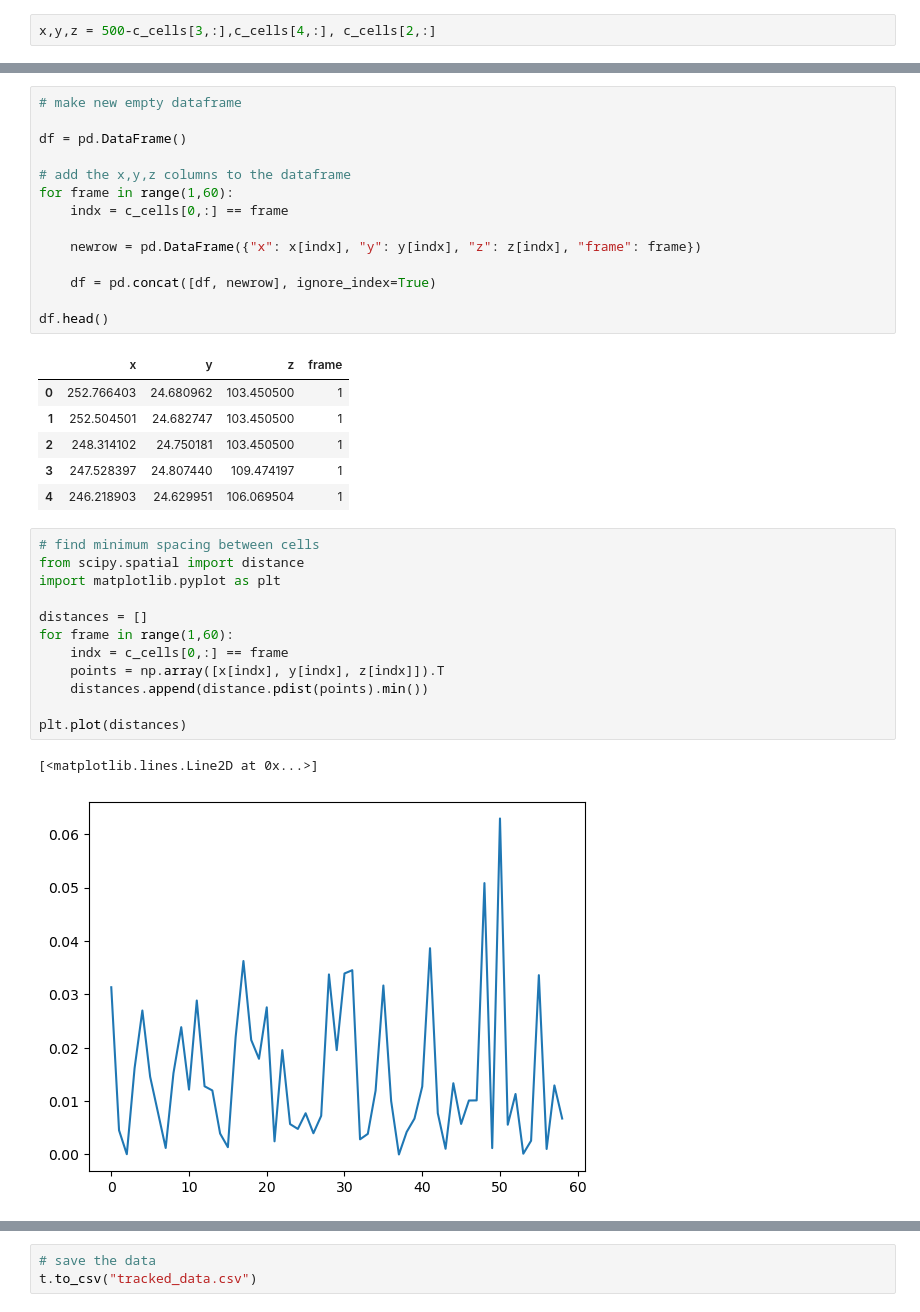
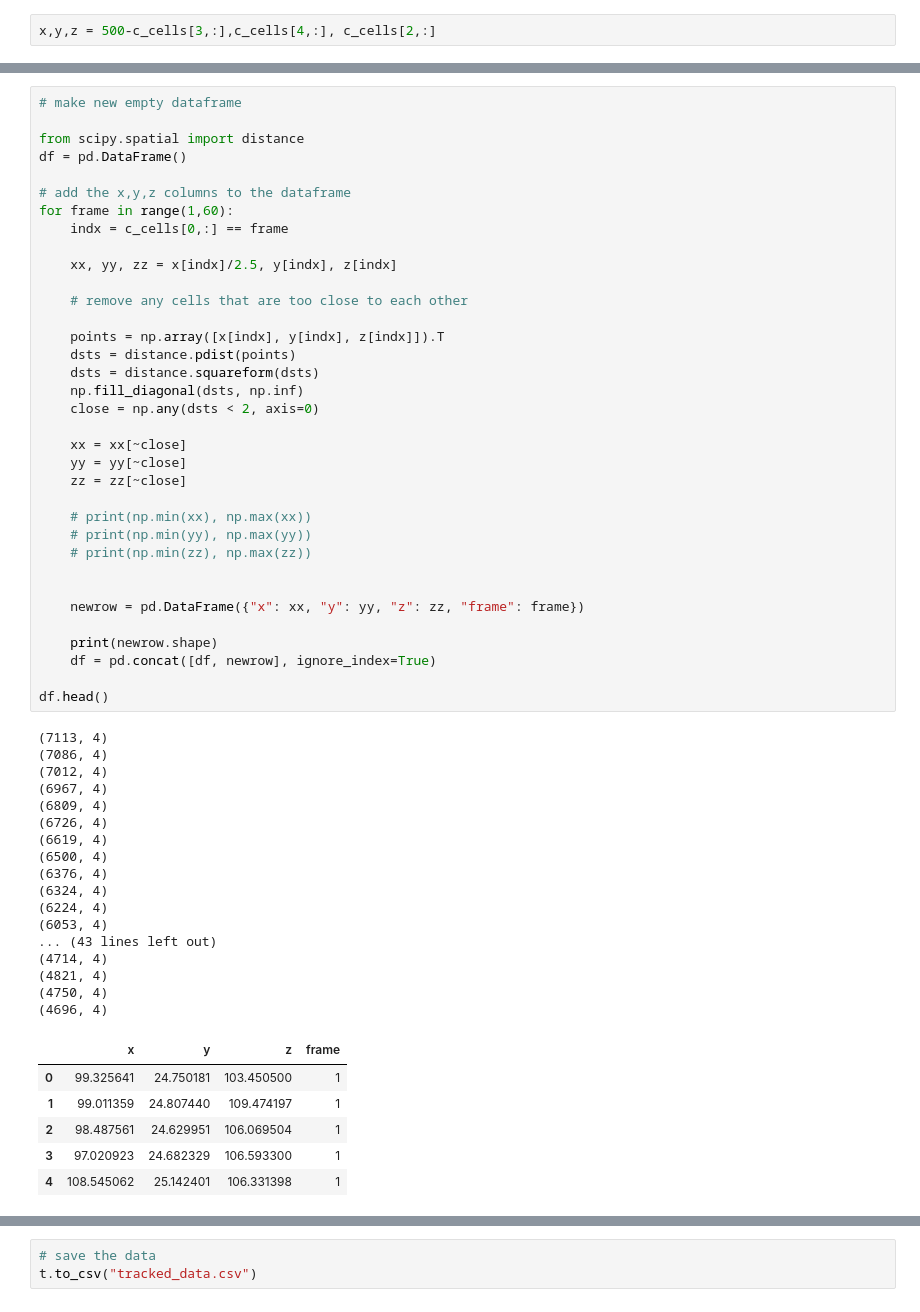
Before and after one commit to JakobSchauser/Thesis, a Jupyter notebook: DeconstructingGastrulation-Data/stas.ipynb, the cells around one changed output, grey strips where cells are left out. Saved outputs shown, nothing was run; the diff lists cells and outputs as text.

```diff
--- a/DeconstructingGastrulation-Data/stas.ipynb
+++ b/DeconstructingGastrulation-Data/stas.ipynb
@@ -147,36 +149,59 @@ import pandas as pd
 # %%
 # make new empty dataframe
 
+from scipy.spatial import distance
 df = pd.DataFrame()
 
 # add the x,y,z columns to the dataframe
 for frame in range(1,60):
     indx = c_cells[0,:] == frame
 
-    newrow = pd.DataFrame({"x": x[indx], "y": y[indx], "z": z[indx], "frame": frame})
+    xx, yy, zz = x[indx]/2.5, y[indx], z[indx]
 
+    # remove any cells that are too close to each other
+
+    points = np.array([x[indx], y[indx], z[indx]]).T
+    dsts = distance.pdist(points)
+    dsts = distance.squareform(dsts)
+    np.fill_diagonal(dsts, np.inf)
+    close = np.any(dsts < 2, axis=0)
+
+    xx = xx[~close]
+    yy = yy[~close]
+    zz = zz[~close]
+
+    # print(np.min(xx), np.max(xx))
+    # print(np.min(yy), np.max(yy))
+    # print(np.min(zz), np.max(zz))
+
+
+    newrow = pd.DataFrame({"x": xx, "y": yy, "z": zz, "frame": frame})
+
+    print(newrow.shape)
     df = pd.concat([df, newrow], ignore_index=True)
 
 df.head()
 # %% [output]
+(7113, 4)
+(7086, 4)
+(7012, 4)
+(6967, 4)
+(6809, 4)
+(6726, 4)
+(6619, 4)
+(6500, 4)
+(6376, 4)
+(6324, 4)
+(6224, 4)
+(6053, 4)
+... (43 lines left out)
+(4714, 4)
+(4821, 4)
+(4750, 4)
+(4696, 4)
 |  | x | y | z | frame |
-| 0 | 252.766403 | 24.680962 | 103.450500 | 1 |
-| 1 | 252.504501 | 24.682747 | 103.450500 | 1 |
-| 2 | 248.314102 | 24.750181 | 103.450500 | 1 |
-| 3 | 247.528397 | 24.807440 | 109.474197 | 1 |
-| 4 | 246.218903 | 24.629951 | 106.069504 | 1 |
+| 0 | 99.325641 | 24.750181 | 103.450500 | 1 |
+| 1 | 99.011359 | 24.807440 | 109.474197 | 1 |
+| 2 | 98.487561 | 24.629951 | 106.069504 | 1 |
+| 3 | 97.020923 | 24.682329 | 106.593300 | 1 |
+| 4 | 108.545062 | 25.142401 | 106.331398 | 1 |
-# %%
-# find minimum spacing between cells
-from scipy.spatial import distance
-import matplotlib.pyplot as plt
-
-distances = []
-for frame in range(1,60):
-    indx = c_cells[0,:] == frame
-    points = np.array([x[indx], y[indx], z[indx]]).T
-    distances.append(distance.pdist(points).min())
-
-plt.plot(distances)
-# %% [output]
-[<matplotlib.lines.Line2D at 0x...>]
-[figure, removed]
```
Also changed, not shown: parts of 7 cells of this notebook, 2 other files.
